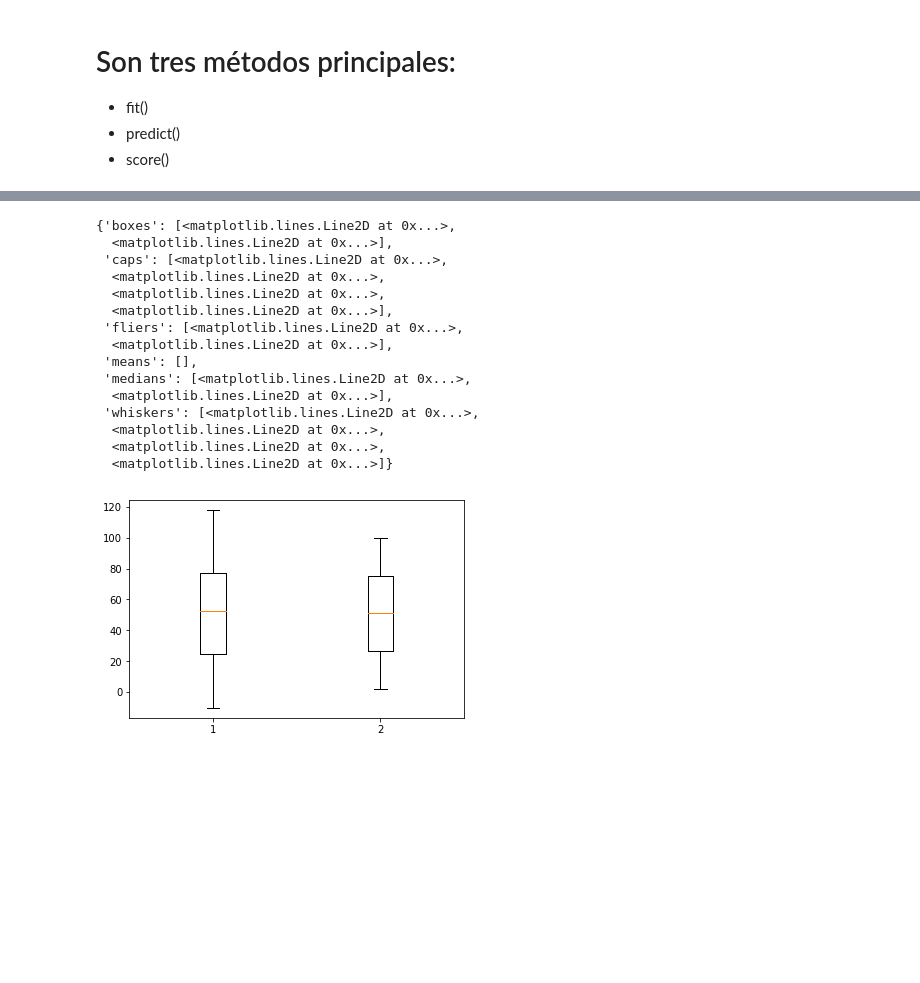
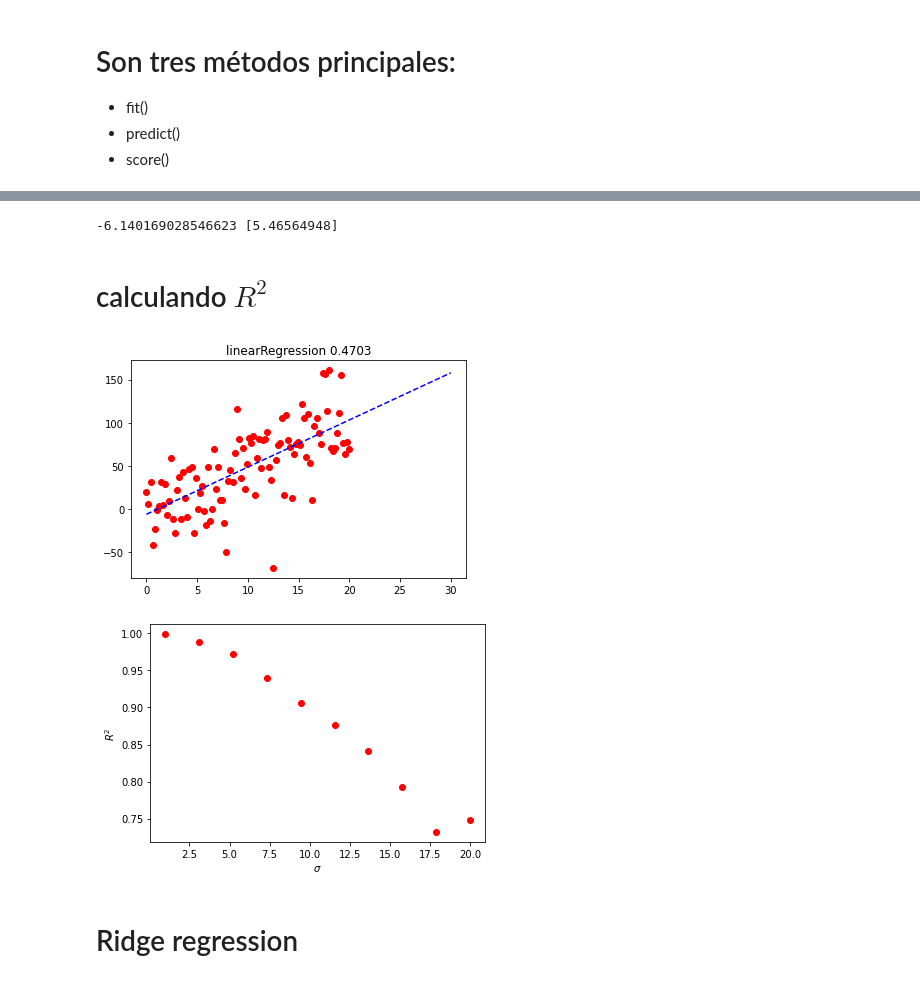
Before and after one commit to ramonapariciog/LIAPRE-Masters, a Jupyter notebook: clases/regresion/Apoyo_regresion_lineal.ipynb, the cells around one changed output, grey strips where cells are left out. Saved outputs shown, nothing was run; the diff lists cells and outputs as text; code cells hidden in the pictures; blank space fills up the shorter version.

```diff
--- a/clases/regresion/Apoyo_regresion_lineal.ipynb
+++ b/clases/regresion/Apoyo_regresion_lineal.ipynb
@@ -147,22 +103,0 @@ model.score(x.reshape(-1,1), y)
-# %%
-def aproxima(x, y):
-    x = x.reshape(-1,1)
-    model.fit(X=x, y=y)
-    return model.score(x, y)
-def lineal_model(sigma, N=100):
-    ruido = np.random.normal(size=N)
-    x = np.linspace(0, 20, N)
-    y = (5*x) + 1 + (ruido*sigma)
-    x = x.reshape(-1,1)
-    # plt.plot(x, y, 'ro')
-    return x, y
-fig, axes = plt.subplots(1,2)
-axes = axes.reshape(-1,)
-scores = []
-for sigma in range(10, 1000):
-    x, y = lineal_model(sigma)
-    score = aproxima(x, y)
-    scores.append(score)
-axes[0].plot(scores)
-fig.show()
-plt.show()
@@ -171,19 +104,36 @@ plt.show()
-# %%
-plt.boxplot([y, y_pred])
-# %% [output]
-{'boxes': [<matplotlib.lines.Line2D at 0x...>,
-  <matplotlib.lines.Line2D at 0x...>],
- 'caps': [<matplotlib.lines.Line2D at 0x...>,
-  <matplotlib.lines.Line2D at 0x...>,
-  <matplotlib.lines.Line2D at 0x...>,
-  <matplotlib.lines.Line2D at 0x...>],
- 'fliers': [<matplotlib.lines.Line2D at 0x...>,
-  <matplotlib.lines.Line2D at 0x...>],
- 'means': [],
- 'medians': [<matplotlib.lines.Line2D at 0x...>,
-  <matplotlib.lines.Line2D at 0x...>],
- 'whiskers': [<matplotlib.lines.Line2D at 0x...>,
-  <matplotlib.lines.Line2D at 0x...>,
-  <matplotlib.lines.Line2D at 0x...>,
-  <matplotlib.lines.Line2D at 0x...>]}
-[figure, removed]
+# %%
+y_r = conruido(y, 30)
+# %%
+from sklearn import linear_model
+model = linear_model.LinearRegression()
+x = x.reshape(-1, 1)
+model.fit(X=x, y=y_r)
+print(model.intercept_,  model.coef_)
+# %% [output]
+-6.140169028546623 [5.46564948]
+# %% [markdown]
+# calculando $R^2$
+# %%
+r2 = model.score(x.reshape(-1, 1), y_r)
+# %%
+grafica(x, y_r, model, "linearRegression {:.4f}".format(r2))
+# %% [output]
+[figure, added]
+# %%
+def ruidovsr2(x, y, sigma=2):
+    y_r = conruido(y, sigma)
+    model.fit(X=x, y=y_r)
+    return model.score(x, y_r)
+r2_list = []
+sigmas = np.linspace(1, 20, 10)
+for sigma in sigmas:
+    r2 = ruidovsr2(x.reshape(-1,1), y, sigma=sigma)
+    r2_list.append(r2)
+plt.plot(sigmas, r2_list, 'ro')
+plt.ylabel("$R^2$")
+plt.xlabel("$\sigma$")
+plt.show()
+# %% [output]
+[figure, added]
+# %% [markdown]
+# Ridge regression
```
Also changed, not shown: parts of 47 cells of this notebook, 4 other files.
